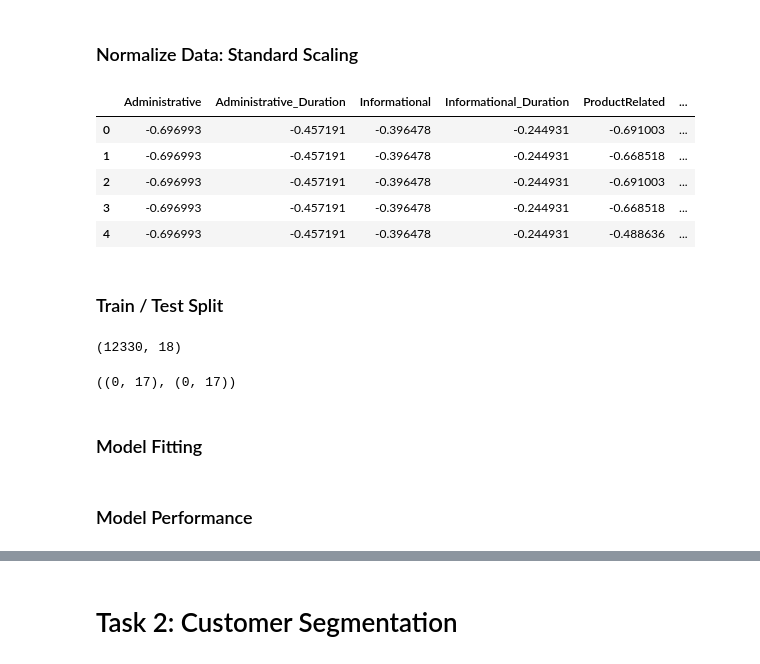
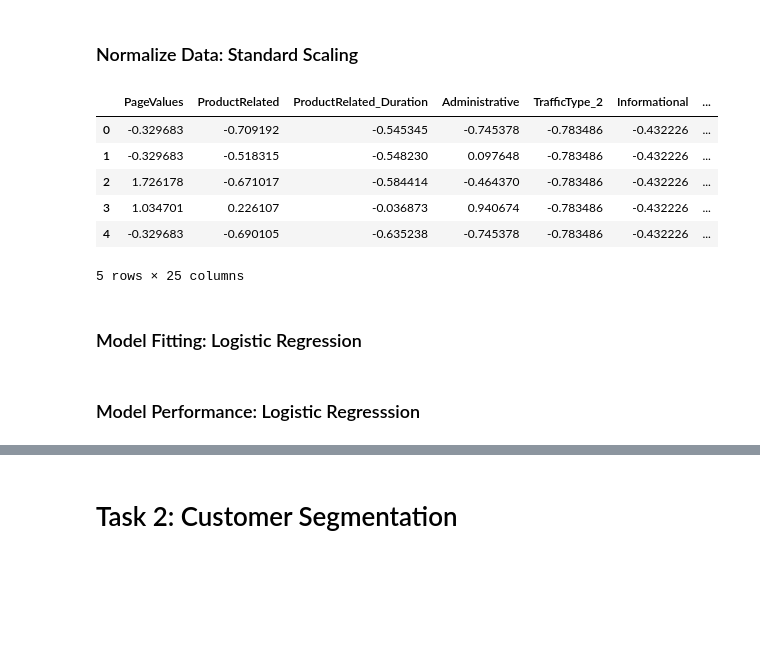
Before and after one commit to kidcoconut/fourthbrain, a Jupyter notebook: .assignments/midterm/MLE10_midterm.ipynb, the cells around one changed output, grey strips where cells are left out. Saved outputs shown, nothing was run; the diff lists cells and outputs as text; code cells hidden in the pictures; blank space fills up the shorter version.

```diff
--- a/.assignments/midterm/MLE10_midterm.ipynb
+++ b/.assignments/midterm/MLE10_midterm.ipynb
@@ -514,8 +782,9 @@ pdf_map.head()
 ### Feat Eng:  inspect correlated features
 # %%
 #--- store target feature
-pdf_intent = pdf_map
-y = pdf_intent.pop("Revenue")
+pdf_intent = pdf_oneHot
+#y = pdf_intent.pop("Revenue")
+y = pdf_intent["Revenue"]
 
 
 #--- inspect correlated features
@@ -572,0 +880,14 @@ Index(['Administrative', 'Administrative_Duration', 'Informational',
+# %%
+#--- I want to select only those features where the weighting has a +/- \
+#    influence within a certain threshold
+sngThreshold = 0.02
+
+def map_absWeight(x):
+    return abs(x)
+
+pdf_corrAbsRev = pdf_corrRev.copy()
+pdf_corrAbsRev['Revenue'] = pdf_corrAbsRev['Revenue'].map(map_absWeight)
+
+#pdf_corrRev = pdf_corrAbsRev[['Revenue']].sort_values(by='Revenue', ascending=False)
+pdf_corrAbsRev = pdf_corrAbsRev[pdf_corrAbsRev['Revenue'] > sngThreshold]
+pdf_corrAbsRev.sort_values(by='Revenue', ascending=False).style.background_gradient(cmap='coolwarm')
@@ -572,0 +912,10 @@ Index(['Administrative', 'Administrative_Duration', 'Informational',
+# %%
+#--- get the features that meet the threshold requirement
+aryColsKeep = []
+for row in pdf_corrAbsRev.index:
+    aryColsKeep.append(row)
+
+print("INFO:", \
+      "\nlen pdf_corrAbsRev:\t", pdf_corrAbsRev.shape[0], \
+      "\nlen aryColsKeep:\t", len(aryColsKeep), \
+      "\naryColsKeep:\n", aryColsKeep)
@@ -575,20 +978,26 @@ Index(['Administrative', 'Administrative_Duration', 'Informational',
 # %%
 
 #--- apply standard scalar to normalize col data
 sclStd = StandardScaler()
+aryColsScaled = X_train_featEng.columns
 
-npa_featScaled = sclStd.fit_transform(pdf_featNonCorr.copy())
-pdf_featScaled = pd.DataFrame(npa_featScaled, columns=aryColsSel)
+#-- fit on train, transform train and test
+pdf_trainScaled = sclStd.fit(X_train_featEng)
+npa_trainScaled = sclStd.transform(X_train_featEng)
+npa_testScaled = sclStd.transform(X_test_featEng)
+
+#--- hold ref to dataframe
+pdf_trainScaled = pd.DataFrame(npa_trainScaled, columns=aryColsScaled)
+pdf_testScaled = pd.DataFrame(npa_testScaled, columns=aryColsScaled)
 
 #--- reassign the target feature
-pdf_featScaled["tgtHasRevenue"] = y
-pdf_featScaled.head()
+pdf_trainScaled["tgtHasRevenue"] = y_train
+pdf_trainScaled.head()
 # %% [output]
-|  | Administrative | Administrative_Duration | Informational | Informational_Duration | ProductRelated | ... |
-| 0 | -0.696993 | -0.457191 | -0.396478 | -0.244931 | -0.691003 | ... |
-| 1 | -0.696993 | -0.457191 | -0.396478 | -0.244931 | -0.668518 | ... |
-| 2 | -0.696993 | -0.457191 | -0.396478 | -0.244931 | -0.691003 | ... |
-| 3 | -0.696993 | -0.457191 | -0.396478 | -0.244931 | -0.668518 | ... |
-| 4 | -0.696993 | -0.457191 | -0.396478 | -0.244931 | -0.488636 | ... |
+|  | PageValues | ProductRelated | ProductRelated_Duration | Administrative | TrafficType_2 | Informational | ... |
+| 0 | -0.329683 | -0.709192 | -0.545345 | -0.745378 | -0.783486 | -0.432226 | ... |
+| 1 | -0.329683 | -0.518315 | -0.548230 | 0.097648 | -0.783486 | -0.432226 | ... |
+| 2 | 1.726178 | -0.671017 | -0.584414 | -0.464370 | -0.783486 | -0.432226 | ... |
+| 3 | 1.034701 | 0.226107 | -0.036873 | 0.940674 | -0.783486 | -0.432226 | ... |
+| 4 | -0.329683 | -0.690105 | -0.635238 | -0.745378 | -0.783486 | -0.432226 | ... |
+5 rows × 25 columns
-# %% [markdown]
-### Train / Test Split
@@ -611,10 +1003,0 @@ X_test = pdfTest.to_numpy()
-# %%
-pdf_featScaled.shape
-# %% [output]
-(12330, 18)
-# %%
-
-#--- inspect the train and test datasets
-X_train.shape,  X_test.shape
-# %% [output]
-((0, 17), (0, 17))
@@ -621,2 +1010,2 @@ X_train.shape,  X_test.shape
 # %% [markdown]
-### Model Fitting
+### Model Fitting:  Logistic Regression
@@ -623,2 +1021,2 @@ X_train.shape,  X_test.shape
 # %% [markdown]
-### Model Performance
+### Model Performance:  Logistic Regresssion
```
Also changed, not shown: parts of 49 cells of this notebook.
